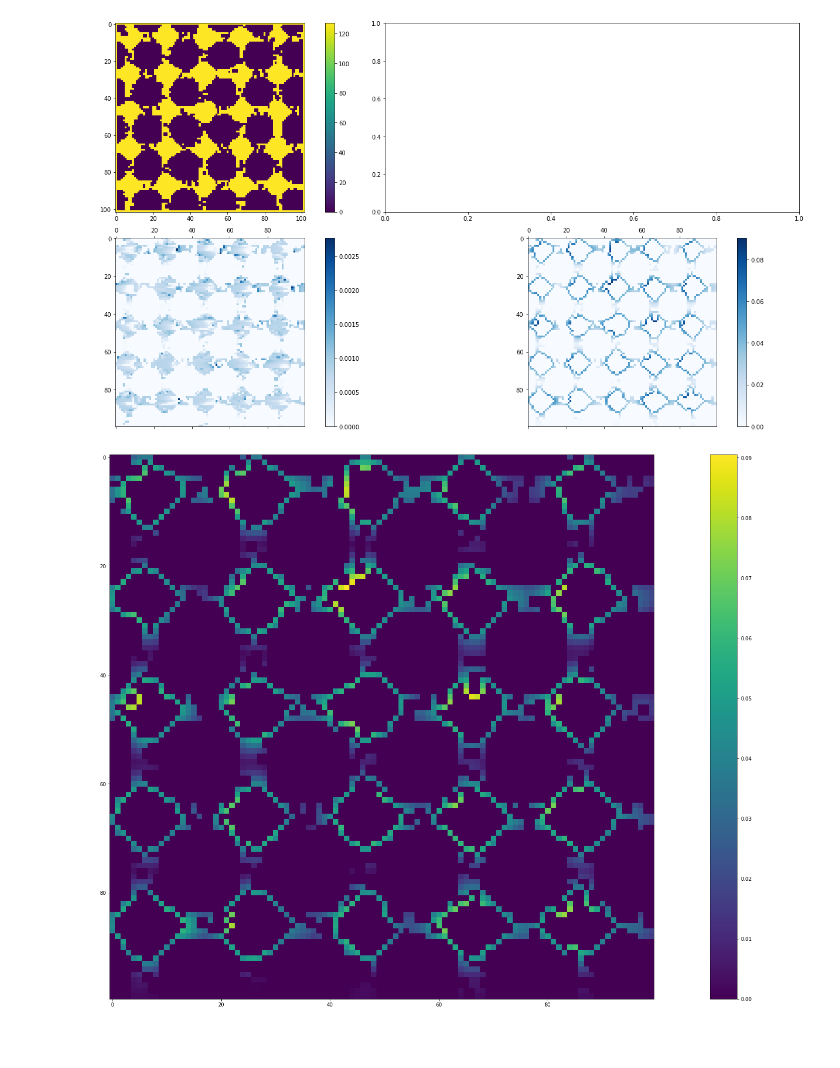
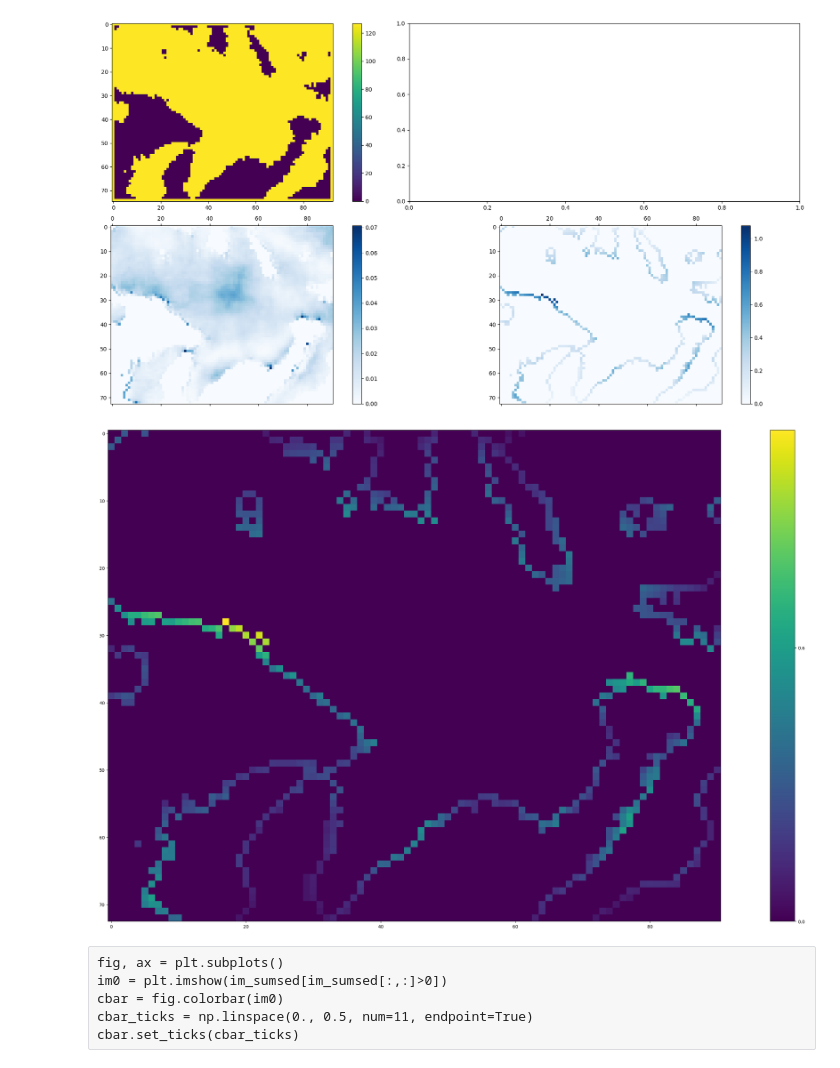
Before and after one commit to atdinescu/py_scripts, a Jupyter notebook: bone_remodeling_results.ipynb, the cells around one changed output. Cells and saved outputs as stored; diff of their text form; code cells hidden in the pictures; blank space fills up the shorter version.

```diff
--- a/bone_remodeling_results.ipynb
+++ b/bone_remodeling_results.ipynb
@@ -6,16 +6,16 @@ import math
 # %%
 def open_sed(filename, filetype, dimX, dimY, dimZ):
     fd = open(filename + filetype, 'rb')
-    if filetype == '.raw':
+    if filetype == '.raw' or filetype == '_noplate.raw':
         f = np.fromfile(fd, dtype=np.uint8)
         im = f.reshape((dimZ, dimY, dimX))
        # print(im[86,1,:])
-        slice = im[86,:,:]
+        slice = im[28,:,:]
     elif filetype == '.sed' or filetype == '.sumsed':
         f = np.fromfile(fd, dtype=np.float64, sep=' ')
         im = f.reshape((dimZ, dimY, dimX))
        # print(im[88,1,:])
-        slice = im[88,:,:]
+        slice = im[27,:,:]
 
     fd.close()
 
@@ -27,0 +23,6 @@ im_sumsed = open_sed(file,'.sumsed',100,100,100)
+# %%
+file = 'F:\Visual Studio Programs\ITS-Wholebone-microCT-Bone Remodeling\E0016711_RT_MED_PLAT_10'
+im_slice = open_sed(file,'.raw',93,75,31)
+im_sed = open_sed(file,'.sed',91,73,29)
+im_sumsed = open_sed(file,'.sumsed',91,73,29)
+#im_PRslice = open_sed(file,'_noplate.raw',91,73,29)
@@ -69,14 +72,14 @@ plt.tight_layout(h_pad=1)
 #        c = im2d_sed[j,i]
 #        ax.text(i,j,str(c),va='center',ha='center')
 # %% [output]
-[figure, old version]
+[figure, new version]
 # %%
 plt.rcParams['figure.figsize'] = [40,20]
 # %%
 fig, ax = plt.subplots()
 im0 = plt.imshow(im_sumsed[:,:])
 cbar = fig.colorbar(im0)
-cbar_ticks = np.linspace(0., 0.10, num=11, endpoint=True)
+cbar_ticks = np.linspace(0.,6, num=11, endpoint=True)
 cbar.set_ticks(cbar_ticks)
 # %% [output]
-[figure, old version]
+[figure, new version]
@@ -92 +86,7 @@ cbar.set_ticks(cbar_ticks)
+# %% [raw]
+fig, ax = plt.subplots()
+im0 = plt.imshow(im_sumsed[im_sumsed[:,:]>0])
+cbar = fig.colorbar(im0)
+cbar_ticks = np.linspace(0., 0.5, num=11, endpoint=True)
+cbar.set_ticks(cbar_ticks)
 # %%
```
Also changed, not shown: parts of 11 cells of this notebook, 11 other files.
